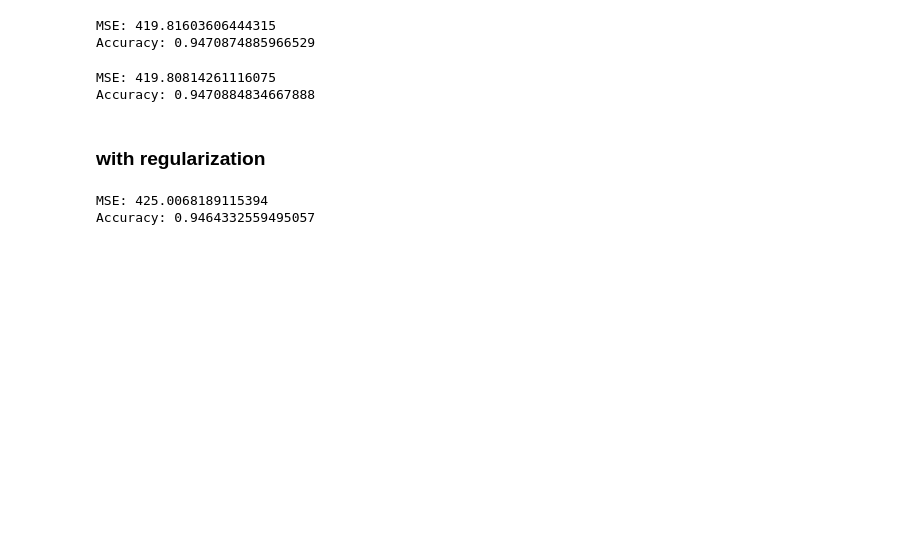
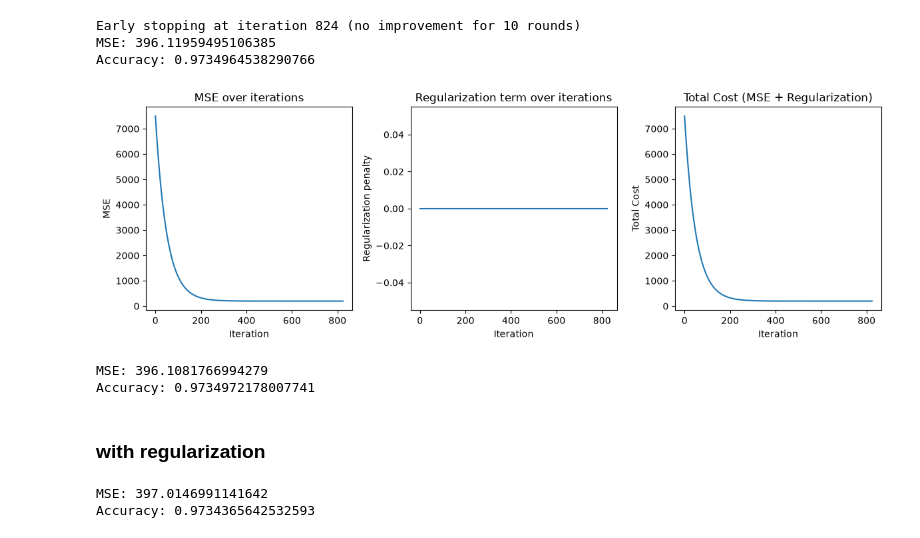
Before and after one commit to sush4nt/ml-core, a Jupyter notebook: notebooks/linear_regression.ipynb, the cells around one changed output. Cells and saved outputs as stored; diff of their text form; code cells hidden in the pictures; blank space fills up the shorter version.

Commit message:
corrections linear regression

```diff
--- a/notebooks/linear_regression.ipynb
+++ b/notebooks/linear_regression.ipynb
@@ -14,7 +14,7 @@ def mean_squared_error(y_true, y_pred):
     return np.mean((y_true - y_pred) ** 2)
 
 X, y = datasets.make_regression(
-    n_samples=10000, n_features=4, noise=20, random_state=4
+    n_samples=1_00_000, n_features=4, noise=20, random_state=4
 )
 
 X_train, X_test, y_train, y_test = train_test_split(
@@ -22,7 +22,7 @@ X_train, X_test, y_train, y_test = train_test_split(
 )
 
 model = CustomLinearRegression(learning_rate=0.01, n_iters=1000)
-model.fit(X_train, y_train)
+history = model.fit(X_train, y_train)
 predictions = model.predict(X_test)
 
 mse = mean_squared_error(y_test, predictions)
@@ -31,8 +31,34 @@ print("MSE:", mse)
 accu = r2_score(y_test, predictions)
 print("Accuracy:", accu)
 # %% [output]
-MSE: 419.81603606444315
-Accuracy: 0.9470874885966529
+Early stopping at iteration 824 (no improvement for 10 rounds)
+MSE: 396.11959495106385
+Accuracy: 0.9734964538290766
+# %%
+plt.figure(figsize=(12, 4))
+
+plt.subplot(1, 3, 1)
+plt.plot(history['mse_history'])
+plt.xlabel('Iteration')
+plt.ylabel('MSE')
+plt.title('MSE over iterations')
+
+plt.subplot(1, 3, 2)
+plt.plot(history['regularization_history'])
+plt.xlabel('Iteration')
+plt.ylabel('Regularization penalty')
+plt.title('Regularization term over iterations')
+
+plt.subplot(1, 3, 3)
+plt.plot(history['cost_history'])
+plt.xlabel('Iteration')
+plt.ylabel('Total Cost')
+plt.title('Total Cost (MSE + Regularization)')
+
+plt.tight_layout()
+plt.show()
+# %% [output]
+[figure, added]
 # %%
 model_og = LinearRegression()
 model_og.fit(X_train, y_train)
@@ -45,13 +71,13 @@ print("MSE:", mse_og)
 accu_og = r2_score(y_test, predictions_og)
 print("Accuracy:", accu_og)
 # %% [output]
-MSE: 419.80814261116075
-Accuracy: 0.9470884834667888
+MSE: 396.1081766994279
+Accuracy: 0.9734972178007741
 # %% [markdown]
 ### with regularization
 # %%
-model = CustomLinearRegression(learning_rate=0.01, n_iters=1000, l1=True, alpha=100)
-model.fit(X_train, y_train)
+model = CustomLinearRegression(learning_rate=0.001, n_iters=5000, l1=True, alpha=0.1, tol=1e-4, patience=50)
+history_l1 = model.fit(X_train, y_train)
 predictions = model.predict(X_test)
 
 mse = mean_squared_error(y_test, predictions)
@@ -60,5 +86,5 @@ print("MSE:", mse)
 accu = r2_score(y_test, predictions)
 print("Accuracy:", accu)
 # %% [output]
-MSE: 425.0068189115394
-Accuracy: 0.9464332559495057
+MSE: 397.0146991141642
+Accuracy: 0.9734365642532593
```
Also changed, not shown: parts of 3 cells of this notebook, 2 other files.
